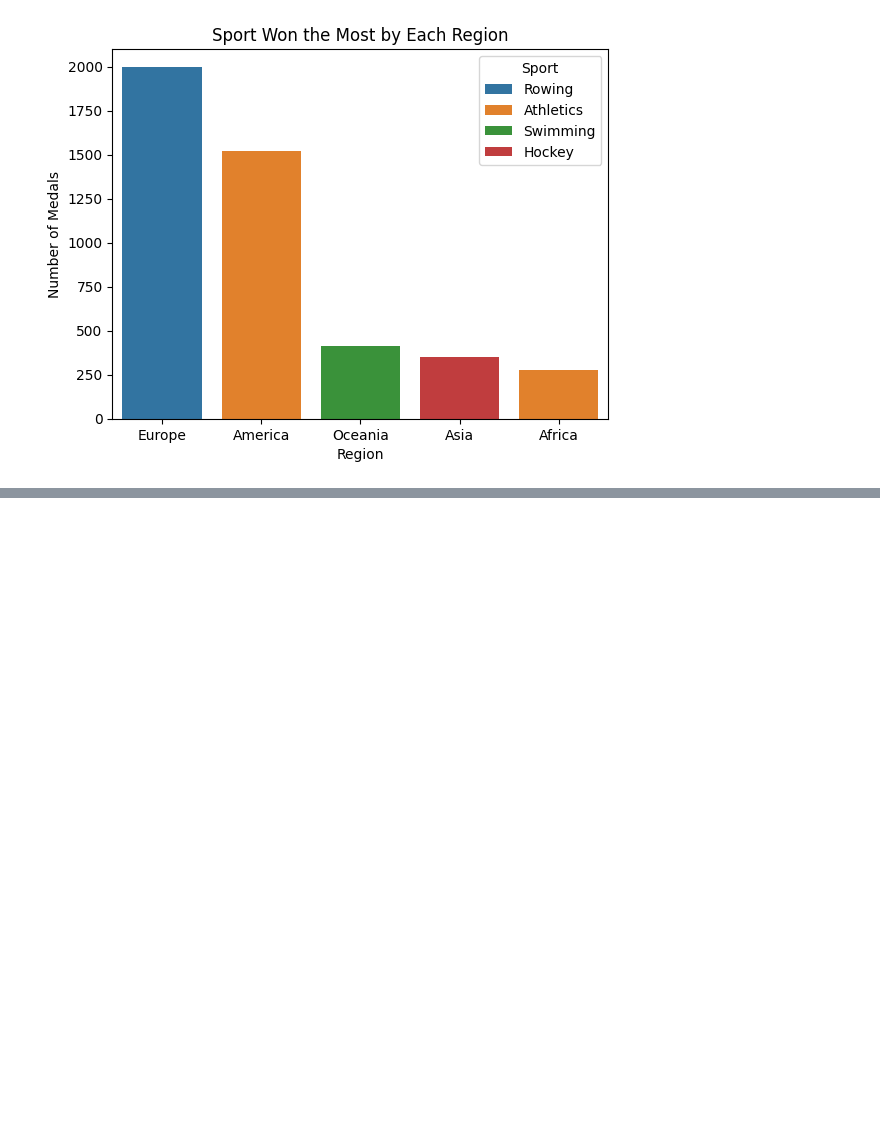
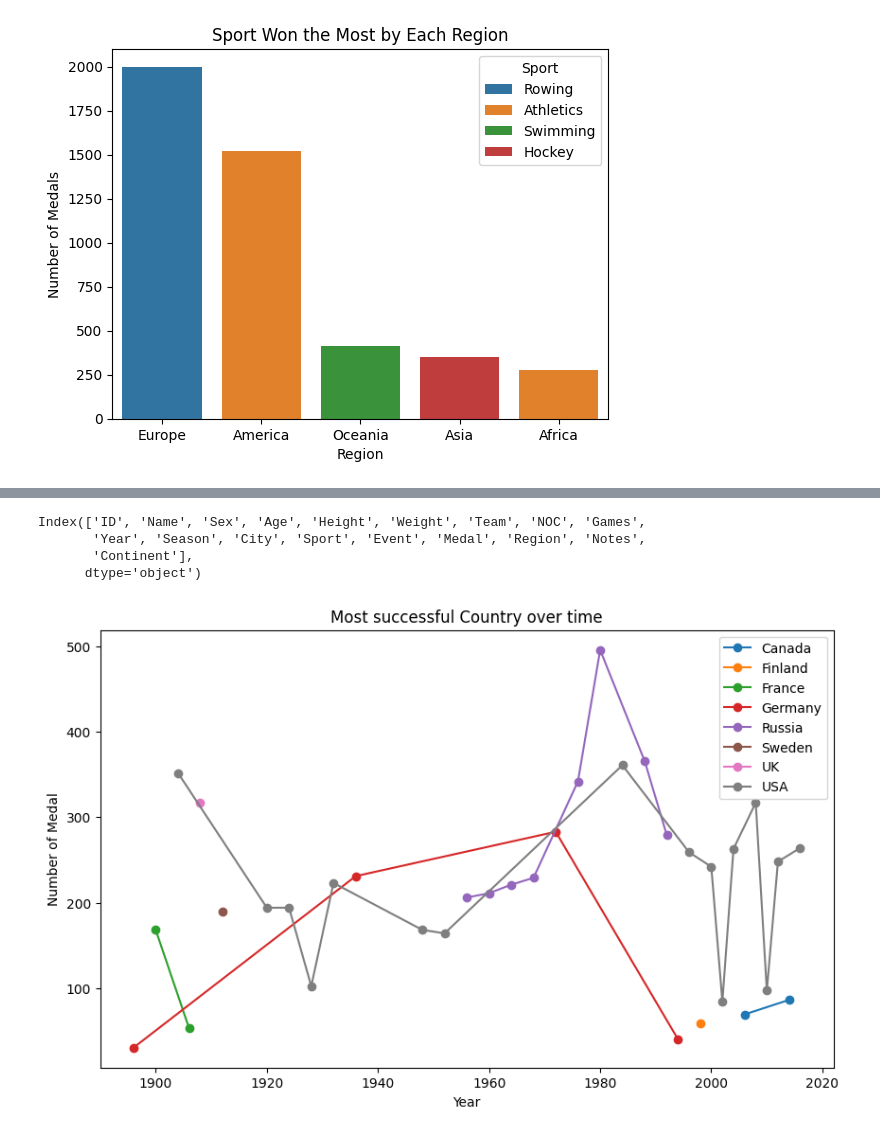
Before and after one commit to AnassTaher/data-wrangling, a Jupyter notebook: q2.ipynb, the cells around one changed output, grey strips where cells are left out. Drawn from its saved outputs; the diff is of its cells as text; code cells hidden in the pictures; blank space fills up the shorter version.

```diff
--- a/q2.ipynb
+++ b/q2.ipynb
@@ -114,0 +115,29 @@ plt.show()
+# %%
+# 2.5
+# ### 2.5. Since Europe is the most successful region, what is the nationality of the athletes who win the most medals over time?
+
+# Count the number of medals won by each country in each year
+df = merged_data.dropna(axis=0, subset=['Medal'])
+grouped = df.groupby(['Region', 'Year']).size().reset_index(name='Medal')
+
+# For each Year, find the Country with the most Medal
+# Also add 'Region' to the legend
+most_successful_countries = grouped.loc[grouped.groupby('Year')['Medal'].idxmax()]
+
+# Plot a line graph
+plt.figure(figsize=(10, 6))
+print(df.columns)
+for Region, data in most_successful_countries.groupby('Region'):
+    plt.plot(data['Year'], data['Medal'], marker='o', label=Region)  # Added marker='o
+
+plt.title('Most successful Country over time')
+plt.xlabel('Year')
+plt.ylabel('Number of Medal')
+plt.legend()
+plt.show()
+# %% [output]
+Index(['ID', 'Name', 'Sex', 'Age', 'Height', 'Weight', 'Team', 'NOC', 'Games',
+       'Year', 'Season', 'City', 'Sport', 'Event', 'Medal', 'Region', 'Notes',
+       'Continent'],
+      dtype='object')
+[figure, added]
```
Also changed, not shown: parts of 1 cell of this notebook, 1 other file.
